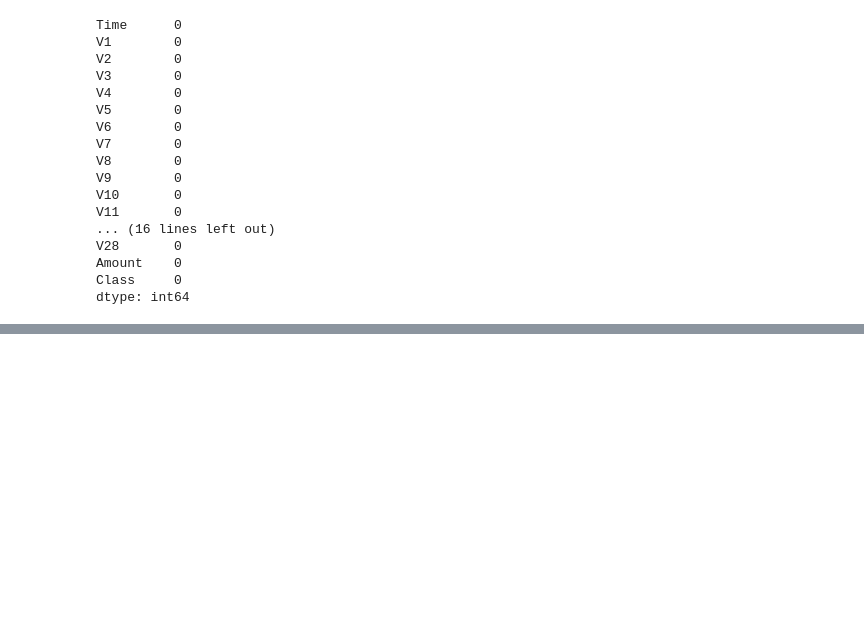
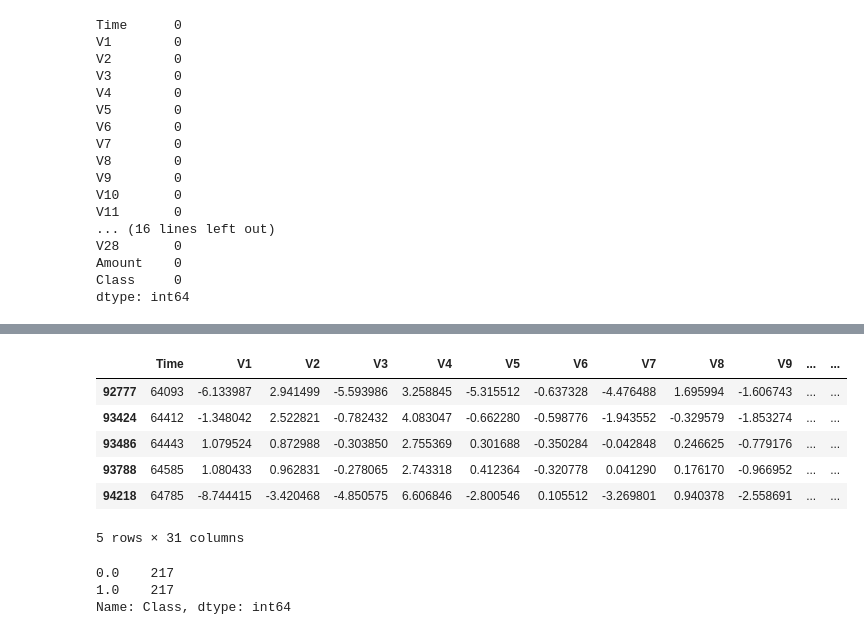
Before and after one commit to Soufiane07-05/Credit-Card-Fraud-Detection, a Jupyter notebook: Credit_Card_Fraud_Detection.ipynb, the cells around one changed output, grey strips where cells are left out. Cells and saved outputs as stored; diff of their text form; code cells hidden in the pictures; blank space fills up the shorter version.

```diff
--- a/Credit_Card_Fraud_Detection.ipynb
+++ b/Credit_Card_Fraud_Detection.ipynb
@@ -109,0 +124,16 @@ credit_card_data.groupby('Class').mean()
+# %%
+new_dataset.tail()
+# %% [output]
+|  | Time | V1 | V2 | V3 | V4 | V5 | V6 | V7 | V8 | V9 | ... | ... |
+| 92777 | 64093 | -6.133987 | 2.941499 | -5.593986 | 3.258845 | -5.315512 | -0.637328 | -4.476488 | 1.695994 | -1.606743 | ... | ... |
+| 93424 | 64412 | -1.348042 | 2.522821 | -0.782432 | 4.083047 | -0.662280 | -0.598776 | -1.943552 | -0.329579 | -1.853274 | ... | ... |
+| 93486 | 64443 | 1.079524 | 0.872988 | -0.303850 | 2.755369 | 0.301688 | -0.350284 | -0.042848 | 0.246625 | -0.779176 | ... | ... |
+| 93788 | 64585 | 1.080433 | 0.962831 | -0.278065 | 2.743318 | 0.412364 | -0.320778 | 0.041290 | 0.176170 | -0.966952 | ... | ... |
+| 94218 | 64785 | -8.744415 | -3.420468 | -4.850575 | 6.606846 | -2.800546 | 0.105512 | -3.269801 | 0.940378 | -2.558691 | ... | ... |
+5 rows × 31 columns
+# %%
+new_dataset['Class'].value_counts()
+# %% [output]
+0.0    217
+1.0    217
+Name: Class, dtype: int64
```
Also changed, not shown: parts of 24 cells of this notebook.
